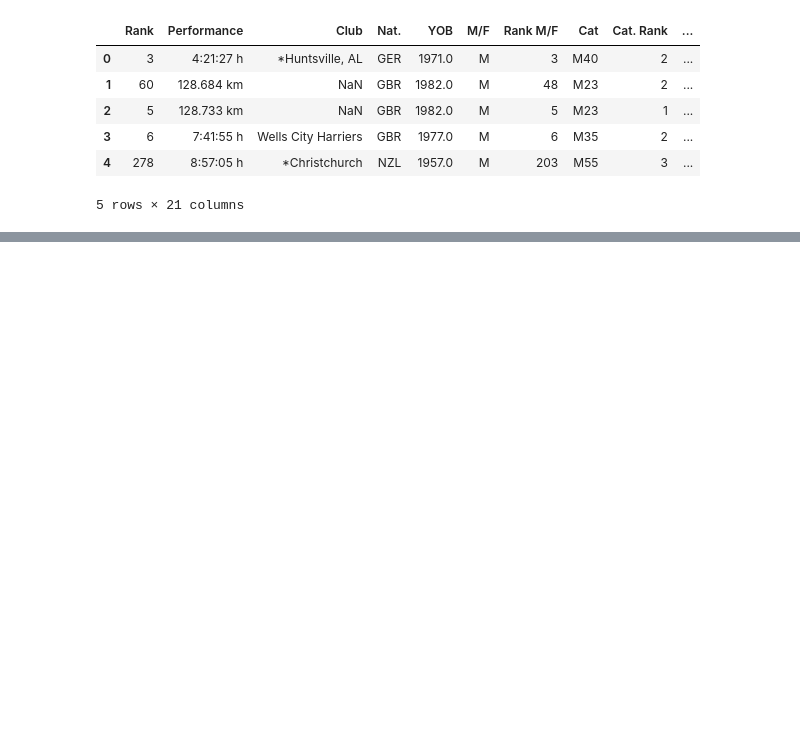
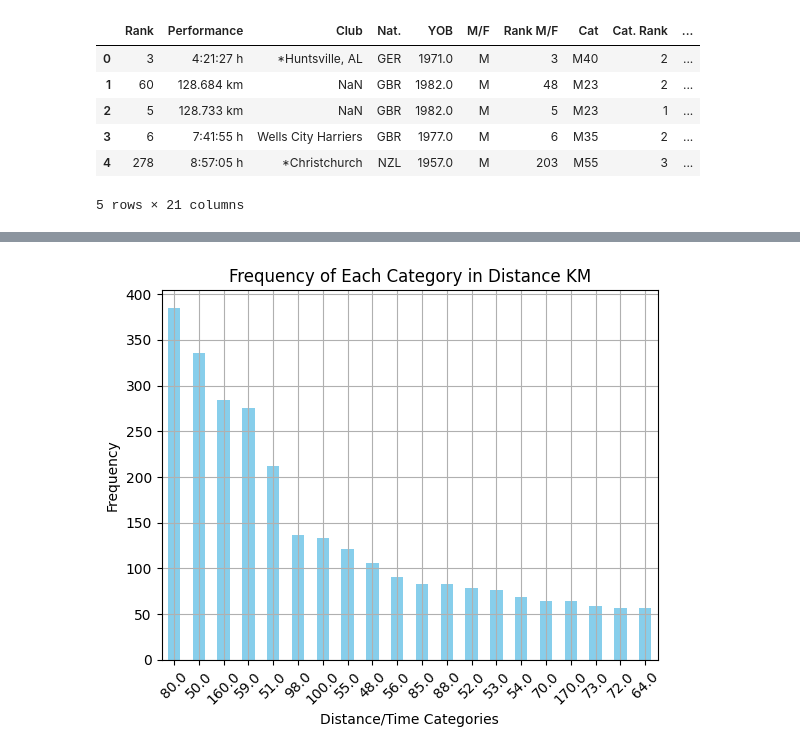
Before and after one commit to Dusoye/BobGraham, a Jupyter notebook: bobgraham.ipynb, the cells around one changed output, grey strips where cells are left out. Saved outputs shown, nothing was run; the diff lists cells and outputs as text; code cells hidden in the pictures; blank space fills up the shorter version.

```diff
--- a/bobgraham.ipynb
+++ b/bobgraham.ipynb
@@ -299,5 +353,2 @@ https://statistik.d-u-v.org/getresultperson.php?runner=980130
 # %% [markdown]
 ### Data cleaning
-# %%
-df = pd.read_csv("./data/all_events_data_2015.csv")
-df.head()
@@ -356,8 +400,8 @@ def parse_performance(data):
                 distances.append(None)
 
     # Create new DataFrame columns for times and distances
-    data['Time Seconds'] = times
-    data['Distance KM'] = distances
+    data['Time Seconds Finish'] = times
+    data['Distance Finish'] = distances
 
     return data
 
@@ -388,10 +432,31 @@ def split_distance_column(df):
     df['Distance/Time'] = distances
     df['Race Type'] = race_types
     return df
+
+def convert_miles_to_km(entry):
+    if pd.isna(entry):
+        return None  # Handle missing values
+    if isinstance(entry, str):  # Ensure the entry is a string
+        # Regular expression to find numbers and units
+        match = re.match(r'(\d+\.?\d*)(mi|km)', entry)
+        if match:
+            distance = float(match.group(1))
+            unit = match.group(2)
+            if unit == 'mi':
+                # Convert miles to kilometers
+                return distance * 1.6
+            elif unit == 'km':
+                # Return kilometers as is
+                return distance
+    return None  # In case of no match or non-string data
 # %%
+df = pd.read_csv("./data/duv_results/all_events_data_2015.csv")
+df.head()
+
 df = clean_data(df)
 df = split_distance_column(df)
 df = parse_performance(df)
+df['Distance KM'] = df['Distance/Time'].apply(convert_miles_to_km)
 df.head()
 # %% [output]
 |  | Rank | Performance | Club | Nat. | YOB | M/F | Rank M/F | Cat | Cat. Rank | ... |
@@ -403,0 +510,18 @@ df.head()
+# %%
+import matplotlib.pyplot as plt
+
+value_counts = cleaned_data['Distance KM'].value_counts()
+value_counts = value_counts.head(20)
+
+# Plotting the bar chart
+value_counts.plot(kind='bar', color='skyblue')
+plt.title('Frequency of Each Category in Distance KM')
+plt.xlabel('Distance/Time Categories')
+plt.ylabel('Frequency')
+plt.xticks(rotation=45)  # Rotates the x labels to make them more readable
+plt.grid(True)
+
+# Show the plot
+plt.show()
+# %% [output]
+[figure, added]
```
Also changed, not shown: parts of 7 cells of this notebook, 12 other files.
